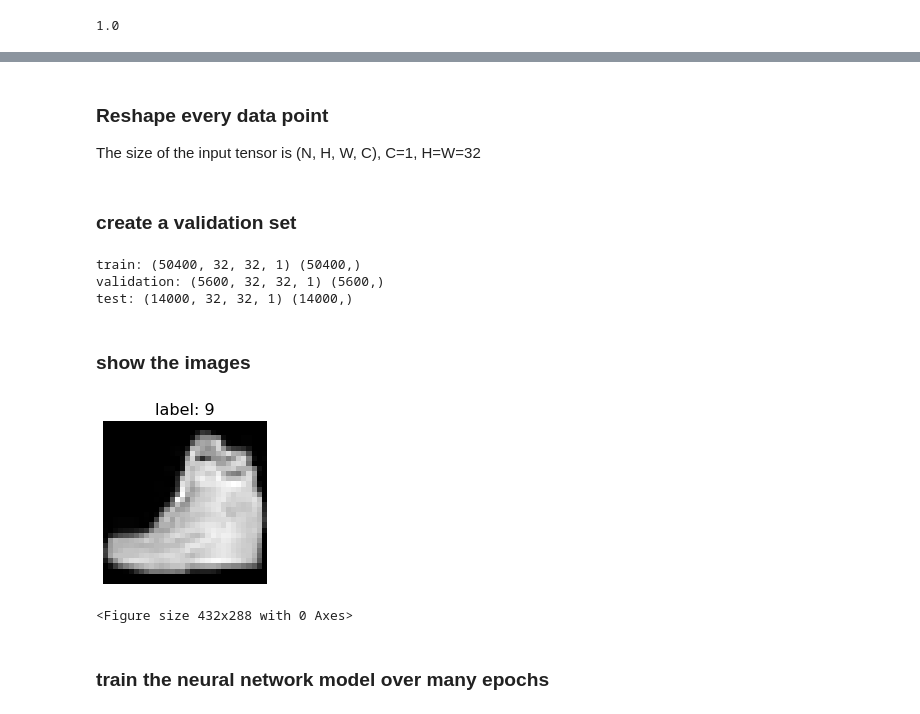
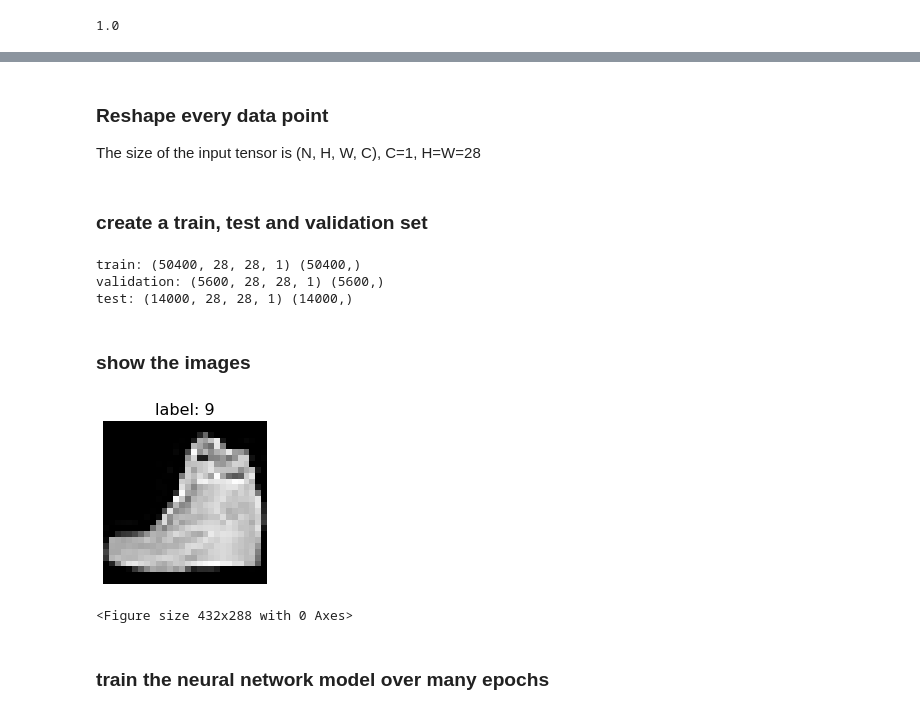
Before and after one commit to jingwenhuang96/Fashion_MNIST_Classification, a Jupyter notebook: Fashion_MNIST_2DCNN.ipynb, the cells around one changed output, grey strips where cells are left out. Saved outputs shown, nothing was run; the diff lists cells and outputs as text; code cells hidden in the pictures.

```diff
--- a/Fashion_MNIST_2DCNN.ipynb
+++ b/Fashion_MNIST_2DCNN.ipynb
@@ -91,25 +96,11 @@ x_train.max()
-# %%
-from skimage.transform import resize
-x_train_resized=np.zeros((x_train.shape[0],32,32), dtype=np.float32)
-for n in range(0, x_train.shape[0]):
-    x = x_train[n,:,:]
-    x = resize(x, [32, 32], mode='edge')
-    x_train_resized[n,:,:]=x
-x_test_resized=np.zeros((x_test.shape[0],32,32), dtype=np.float32)
-for n in range(0, x_test.shape[0]):
-    x = x_test[n,:,:]
-    x = resize(x, [32, 32], mode='edge')
-    x_test_resized[n,:,:]=x
-x_train=x_train_resized
-x_test=x_test_resized
 # %% [markdown]
 ### Reshape every data point
-The size of the input tensor is (N, H, W, C),  C=1, H=W=32
+The size of the input tensor is (N, H, W, C),  C=1, H=W=28
 # %%
-x_train=x_train.reshape(-1,32,32,1)
-x_test=x_test.reshape(-1,32,32,1)
+x_train=x_train.reshape(-1,28,28,1)
+x_test=x_test.reshape(-1,28,28,1)
 # %% [markdown]
-### create a validation set
+### create a train, test and validation set
 # %%
 from sklearn.model_selection import train_test_split
 x_train, x_val, y_train, y_val = train_test_split(x_train, y_train, test_size=0.1, random_state=0)
@@ -117,24 +108,24 @@ print('train:', x_train.shape, y_train.shape)
 print('validation:', x_val.shape, y_val.shape)
 print('test:', x_test.shape, y_test.shape)
 # %% [output]
-train: (50400, 32, 32, 1) (50400,)
-validation: (5600, 32, 32, 1) (5600,)
-test: (14000, 32, 32, 1) (14000,)
+train: (50400, 28, 28, 1) (50400,)
+validation: (5600, 28, 28, 1) (5600,)
+test: (14000, 28, 28, 1) (14000,)
 # %% [markdown]
 ### show the images
 # %%
 fig, ax = plt.subplots(figsize=(3, 3))
 for n in range(0, x_train.shape[0], 5000):
-    I = x_train[n].reshape(32,32)
+    I = x_train[n].reshape(28,28)
     ax.imshow(I, cmap='gray')
     ax.set_title('label: ' + str(int(y_train[n])), fontsize=16)
     ax.axis('off')
     plt.draw()
     display.clear_output(wait=True)
     display.display(fig)
     plt.pause(0.1)
 # %% [output]
-[figure, old version]
+[figure, new version]
 <Figure size 432x288 with 0 Axes>
 # %%
 # define a function to show the loss and accuray rate in the futher model training steps
```
Also changed, not shown: parts of 18 cells of this notebook.
